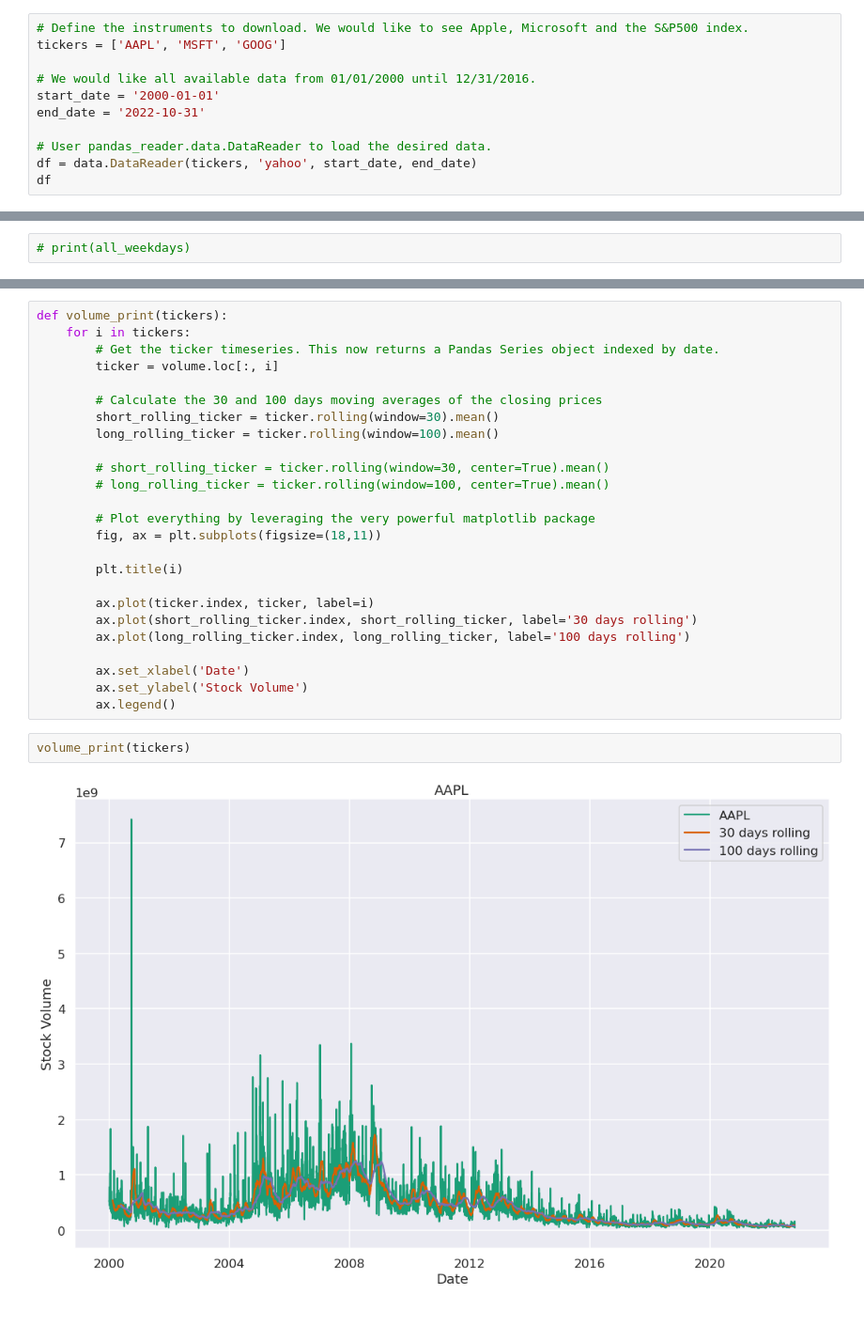
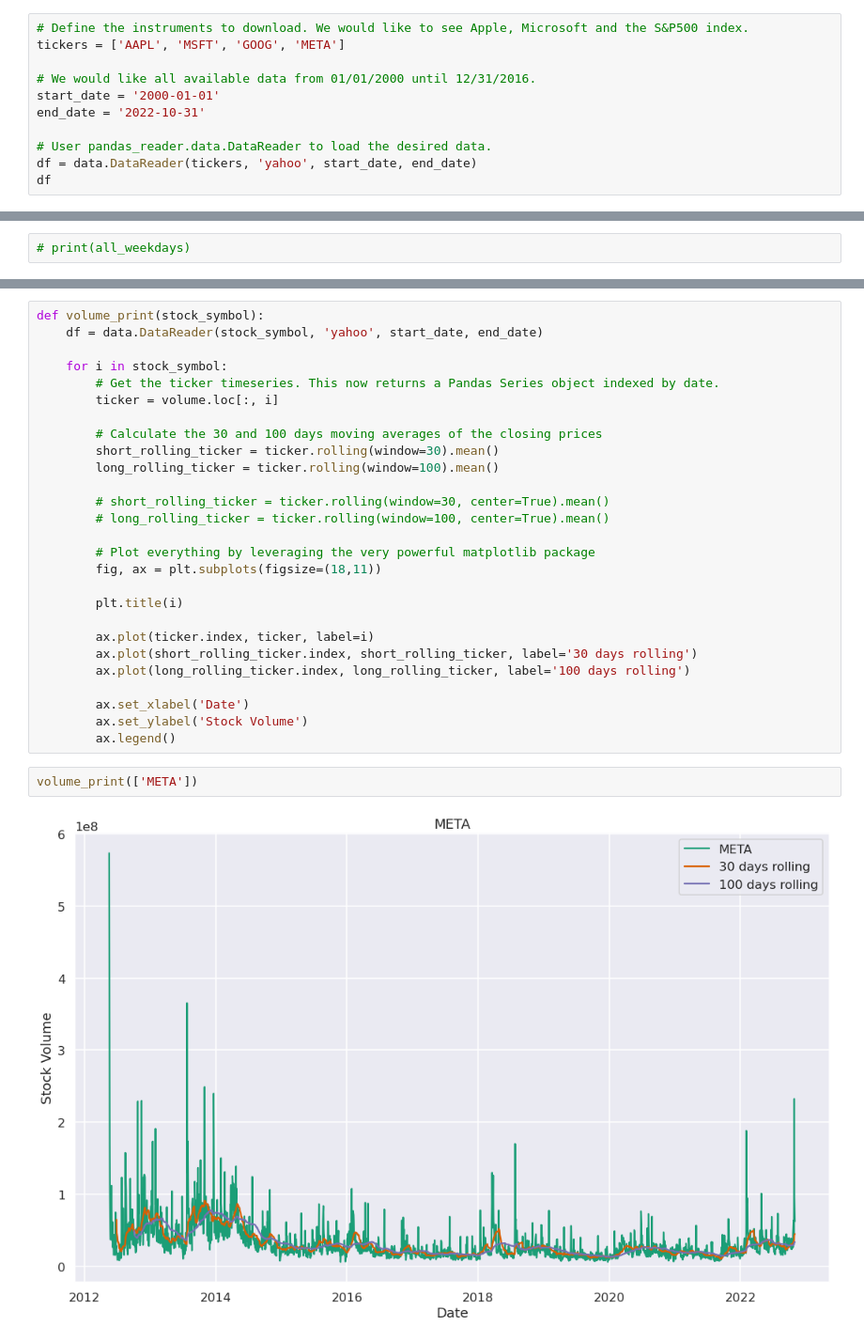
Before and after one commit to Jesus-Almansa/Final_Project_DA, a Jupyter notebook: project.ipynb, the cells around one changed output, grey strips where cells are left out. Shown at 94% size. Saved outputs shown, nothing was run; the diff lists cells and outputs as text.

```diff
--- a/project.ipynb
+++ b/project.ipynb
@@ -12,7 +12,7 @@ sns.set(style='darkgrid', context='talk', palette='Dark2')
 Having imported the appropriate tools, getting market data from a free online source, such as Yahoo Finance, is super easy. Since pandas has a simple remote data access for the Yahoo Finance API data, this is as simple as:
 # %%
 # Define the instruments to download. We would like to see Apple, Microsoft and the S&P500 index.
-tickers = ['AAPL', 'MSFT', 'GOOG']
+tickers = ['AAPL', 'MSFT', 'GOOG', 'META']
 
 # We would like all available data from 01/01/2000 until 12/31/2016.
 start_date = '2000-01-01'
@@ -153,6 +153,8 @@ close_print(tickers)
 # %%
-def volume_print(tickers):
-    for i in tickers:
+def volume_print(stock_symbol):
+    df = data.DataReader(stock_symbol, 'yahoo', start_date, end_date)
+
+    for i in stock_symbol:
         # Get the ticker timeseries. This now returns a Pandas Series object indexed by date.
         ticker = volume.loc[:, i]
 
@@ -176,6 +178,6 @@ def volume_print(tickers):
         ax.set_ylabel('Stock Volume')
         ax.legend()
 # %%
-volume_print(tickers)
+volume_print(['META'])
 # %% [output]
-[figure, old version]
+[figure, new version]
```
Also changed, not shown: parts of 13 cells of this notebook.
